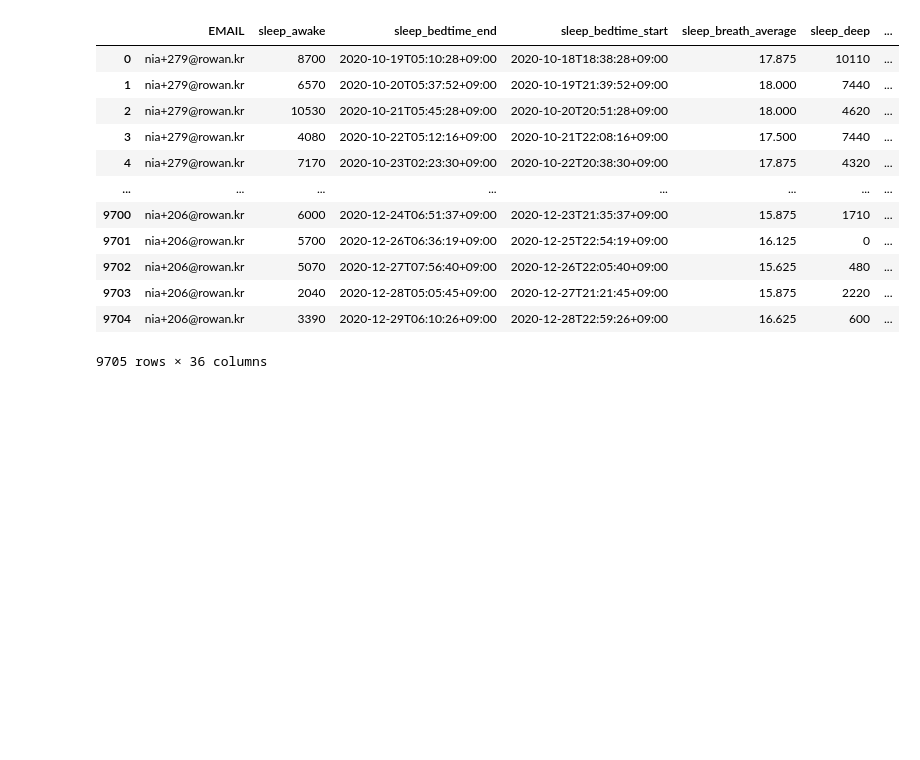
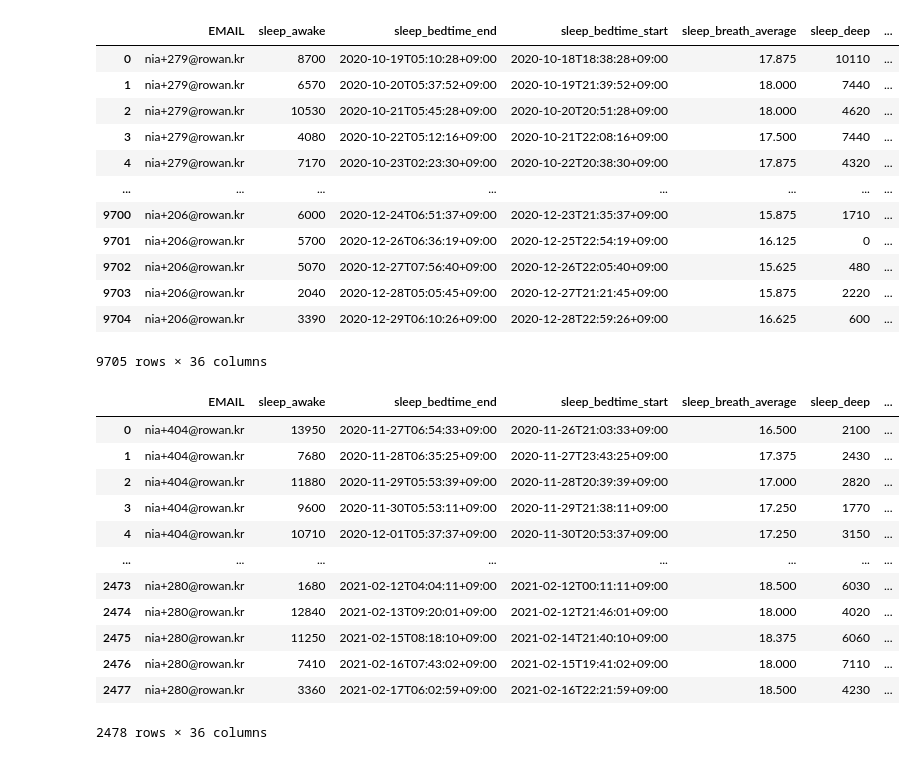
Before and after one commit to KyungTaek-Oh/Class, a Jupyter notebook: MachineLearning/modeling/project_preprocessing.ipynb, the cells around one changed output. Drawn from its saved outputs; the diff is of its cells as text; code cells hidden in the pictures; blank space fills up the shorter version.

```diff
--- a/MachineLearning/modeling/project_preprocessing.ipynb
+++ b/MachineLearning/modeling/project_preprocessing.ipynb
@@ -1,3 +1,5 @@
 # %%
 import pandas as pd
+# %%
+data_path = "/Users/yeeunpark/Desktop/23-2/Machine Learning/"
 # %%
@@ -51,3 +91,20 @@ train_sleep
 | 9703 | nia+206@rowan.kr | 2040 | 2020-12-28T05:05:45+09:00 | 2020-12-27T21:21:45+09:00 | 15.875 | 2220 | ... |
 | 9704 | nia+206@rowan.kr | 3390 | 2020-12-29T06:10:26+09:00 | 2020-12-28T22:59:26+09:00 | 16.625 | 600 | ... |
 9705 rows × 36 columns
+# %%
+val_sleep = pd.read_csv(data_path+"128.치매 고위험군 라이프로그/01.데이터/2.Validation/원천데이터/2.수면/val_sleep.csv")
+val_sleep
+# %% [output]
+|  | EMAIL | sleep_awake | sleep_bedtime_end | sleep_bedtime_start | sleep_breath_average | sleep_deep | ... |
+| 0 | nia+404@rowan.kr | 13950 | 2020-11-27T06:54:33+09:00 | 2020-11-26T21:03:33+09:00 | 16.500 | 2100 | ... |
+| 1 | nia+404@rowan.kr | 7680 | 2020-11-28T06:35:25+09:00 | 2020-11-27T23:43:25+09:00 | 17.375 | 2430 | ... |
+| 2 | nia+404@rowan.kr | 11880 | 2020-11-29T05:53:39+09:00 | 2020-11-28T20:39:39+09:00 | 17.000 | 2820 | ... |
+| 3 | nia+404@rowan.kr | 9600 | 2020-11-30T05:53:11+09:00 | 2020-11-29T21:38:11+09:00 | 17.250 | 1770 | ... |
+| 4 | nia+404@rowan.kr | 10710 | 2020-12-01T05:37:37+09:00 | 2020-11-30T20:53:37+09:00 | 17.250 | 3150 | ... |
+| ... | ... | ... | ... | ... | ... | ... | ... |
+| 2473 | nia+280@rowan.kr | 1680 | 2021-02-12T04:04:11+09:00 | 2021-02-12T00:11:11+09:00 | 18.500 | 6030 | ... |
+| 2474 | nia+280@rowan.kr | 12840 | 2021-02-13T09:20:01+09:00 | 2021-02-12T21:46:01+09:00 | 18.000 | 4020 | ... |
+| 2475 | nia+280@rowan.kr | 11250 | 2021-02-15T08:18:10+09:00 | 2021-02-14T21:40:10+09:00 | 18.375 | 6060 | ... |
+| 2476 | nia+280@rowan.kr | 7410 | 2021-02-16T07:43:02+09:00 | 2021-02-15T19:41:02+09:00 | 18.000 | 7110 | ... |
+| 2477 | nia+280@rowan.kr | 3360 | 2021-02-17T06:02:59+09:00 | 2021-02-16T22:21:59+09:00 | 18.500 | 4230 | ... |
+2478 rows × 36 columns
```
Also changed, not shown: parts of 11 cells of this notebook, 1 other file.
